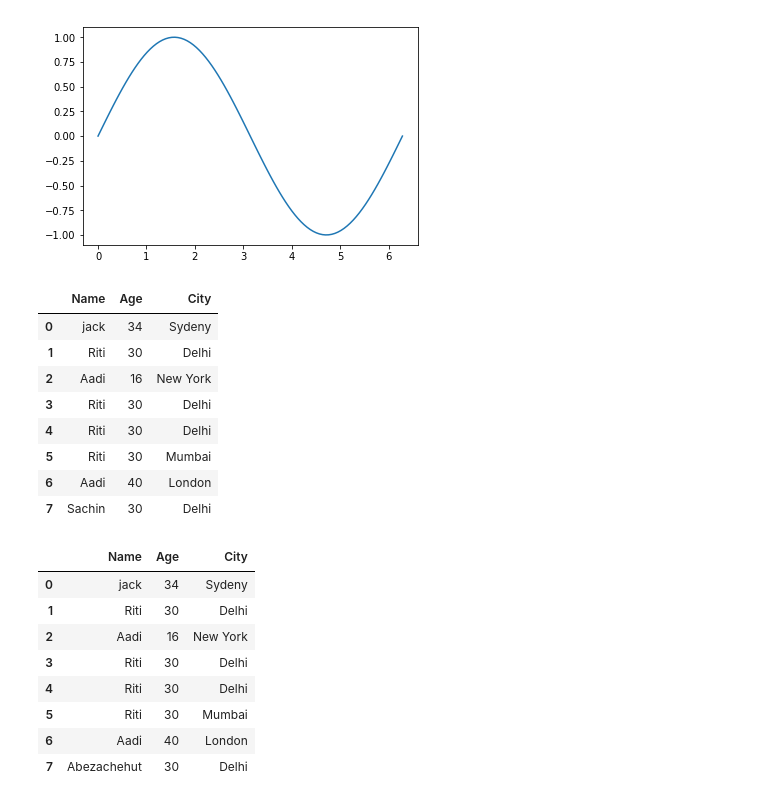
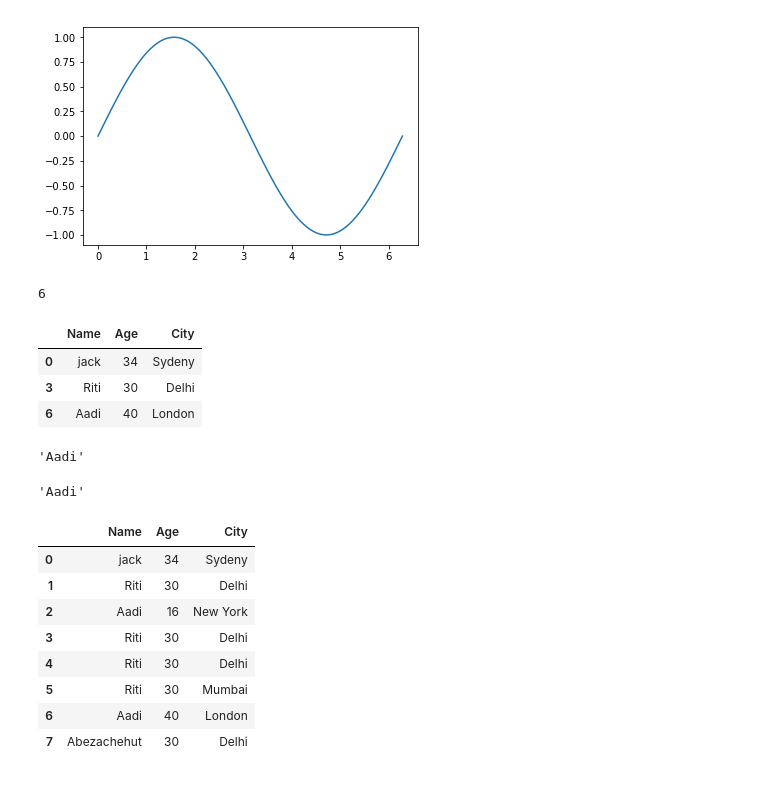
Before and after one commit to Lastew/Personal-Projects, a Jupyter notebook: 01-Basic-Python/01-Basic-Python.ipynb, the cells around one changed output. Drawn from its saved outputs; the diff is of its cells as text; code cells hidden in the pictures.

```diff
--- a/01-Basic-Python/01-Basic-Python.ipynb
+++ b/01-Basic-Python/01-Basic-Python.ipynb
@@ -374,18 +374,26 @@ students = [('jack', 34, 'Sydeny'),
 ]
 # Create a DataFrame object
 dfObj = pd.DataFrame(students, columns=['Name', 'Age', 'City'])
-# %%
-sdfObj
-# %% [output]
-|  | Name | Age | City |
-| 0 | jack | 34 | Sydeny |
-| 1 | Riti | 30 | Delhi |
-| 2 | Aadi | 16 | New York |
-| 3 | Riti | 30 | Delhi |
-| 4 | Riti | 30 | Delhi |
-| 5 | Riti | 30 | Mumbai |
-| 6 | Aadi | 40 | London |
-| 7 | Sachin | 30 | Delhi |
+# %%
+x = dfObj['Age'].idxmax()
+x
+# %% [output]
+6
+# %%
+dfObj.iloc[[0,3,x]]#, 'item']
+# %% [output]
+|  | Name | Age | City |
+| 0 | jack | 34 | Sydeny |
+| 3 | Riti | 30 | Delhi |
+| 6 | Aadi | 40 | London |
+# %%
+dfObj.at[x,'Name']
+# %% [output]
+'Aadi'
+# %%
+dfObj.iloc[x]['Name']
+# %% [output]
+'Aadi'
 # %%
 dfObj.loc[dfObj['Name']=='Sachin', 'Name'] = 'Abezachehut'
 # %%
```
Also changed, not shown: parts of 1 cell of this notebook, 2 other files.
